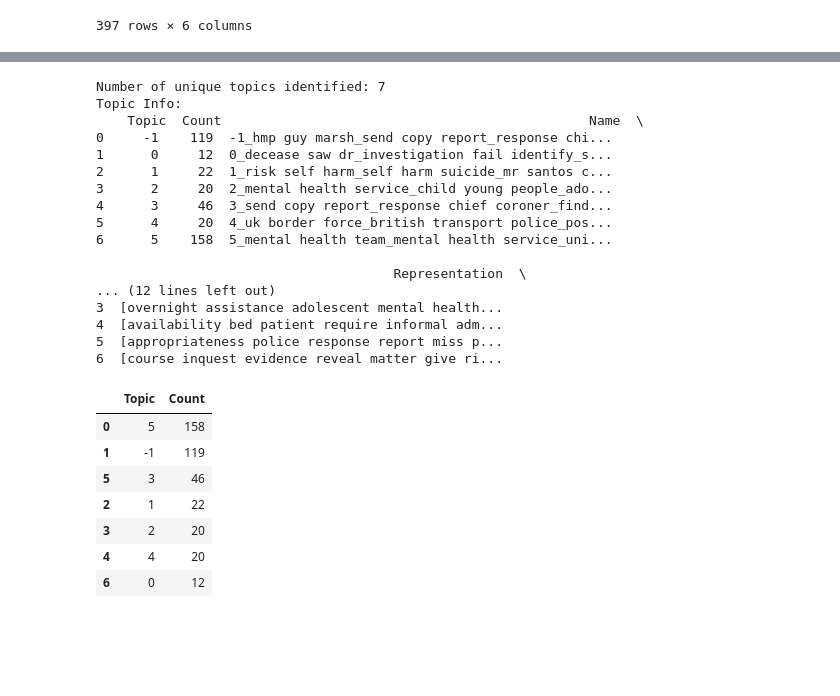
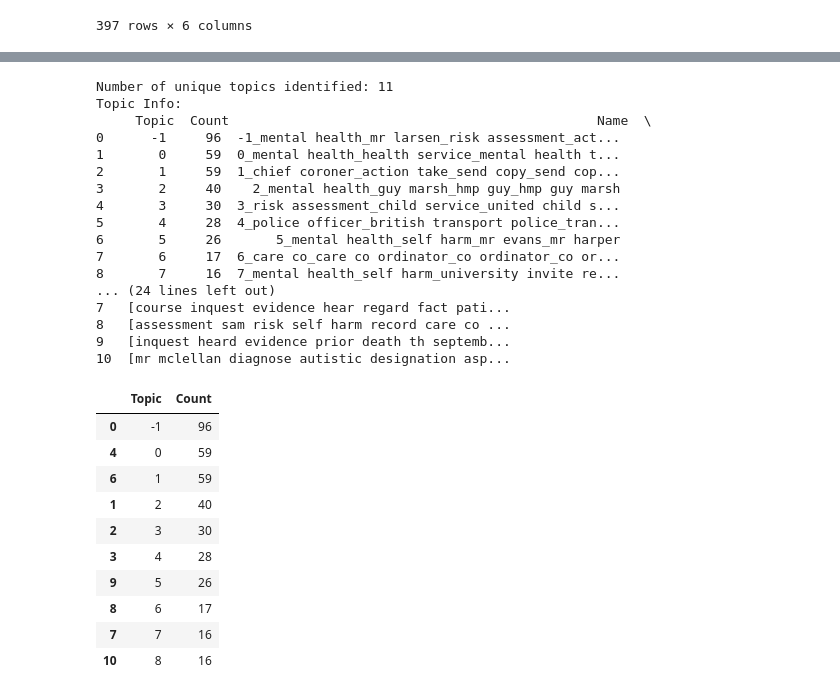
Before and after one commit to Samuel-Osian-Andrews/PFD_NLP, a Jupyter notebook: Scripts/TopicModelling.ipynb, the cells around one changed output, grey strips where cells are left out. Cells and saved outputs as stored; diff of their text form; code cells hidden in the pictures; blank space fills up the shorter version.

```diff
--- a/Scripts/TopicModelling.ipynb
+++ b/Scripts/TopicModelling.ipynb
@@ -50,63 +56,77 @@ I found that the most meaningful representation of the text was presented when w
 from bertopic import BERTopic
 from umap import UMAP
 from sklearn.feature_extraction.text import CountVectorizer
 
 # Create a list of report contents
 reports = data['ProcessedContent'].tolist()
 
 # Initialise the vectorizer
-# ...We set ngram_range to (3, 3) to extract 3-word phrases only (trigrams)
-# ...Change to (1, 2) to extract single words (unigrams) and 2-word phrases (bigrams), for example.
-vectorizer_model = CountVectorizer(ngram_range = (3, 3))
+# ...The ngram_range parameter specifies the range of n-grams to extract
+# ...1 extracts single words (unigrams), 2 extracts 2-word phrases (bigrams), 3 extracts 3-word phrases (trigrams).
+vectorizer_model = CountVectorizer(ngram_range = (2, 3))
+
+
+# Create a UMAP model
+umap_model = UMAP(n_neighbors=10,
+                  n_components=5,
+                  min_dist=0.0,
+                  random_state=230624)
+
 
 # Generate a topic model with 10 top terms
-bertopic_model = BERTopic(top_n_words = 10,
-                          n_gram_range = (3, 3),
-                          nr_topics = 10,
+bertopic_model = BERTopic(embedding_model = "all-mpnet-base-v2",
+                          top_n_words = 5,
+                          n_gram_range = (2, 3),
+                          #nr_topics = 10,
+                          min_topic_size = 6,
                           vectorizer_model = vectorizer_model,
-                          umap_model = UMAP(random_state = 230624))
+                          calculate_probabilities = True,
+                          umap_model = umap_model)
 
 # Fit the model to data
 topics, probabilities = bertopic_model.fit_transform(reports)
 
 # Find unique topics
 unique_topics = set(topics)
 num_unique_topics = len(unique_topics)
 
 print(f"Number of unique topics identified: {num_unique_topics}")
 
 # Get topic information
 topic_info = bertopic_model.get_topic_info()
 print("Topic Info:\n", topic_info)
 
 # Print most frequent topics
 bertopic_model.get_topic_freq().head(10)
 # %% [output]
-Number of unique topics identified: 7
+Number of unique topics identified: 11
 Topic Info:
-    Topic  Count                                               Name  \
-0     -1    119  -1_hmp guy marsh_send copy report_response chi...
-1      0     12  0_decease saw dr_investigation fail identify_s...
-2      1     22  1_risk self harm_self harm suicide_mr santos c...
-3      2     20  2_mental health service_child young people_ado...
-4      3     46  3_send copy report_response chief coroner_find...
-5      4     20  4_uk border force_british transport police_pos...
-6      5    158  5_mental health team_mental health service_uni...
-
-                                      Representation  \
-... (12 lines left out)
-3  [overnight assistance adolescent mental health...
-4  [availability bed patient require informal adm...
-5  [appropriateness police response report miss p...
-6  [course inquest evidence reveal matter give ri...
+     Topic  Count                                               Name  \
+0      -1     96  -1_mental health_mr larsen_risk assessment_act...
+1       0     59  0_mental health_health service_mental health t...
+2       1     59  1_chief coroner_action take_send copy_send cop...
+3       2     40    2_mental health_guy marsh_hmp guy_hmp guy marsh
+4       3     30  3_risk assessment_child service_united child s...
+5       4     28  4_police officer_british transport police_tran...
+6       5     26       5_mental health_self harm_mr evans_mr harper
+7       6     17  6_care co_care co ordinator_co ordinator_co or...
+8       7     16  7_mental health_self harm_university invite re...
+... (24 lines left out)
+7   [course inquest evidence hear regard fact pati...
+8   [assessment sam risk self harm record care co ...
+9   [inquest heard evidence prior death th septemb...
+10  [mr mclellan diagnose autistic designation asp...
 |  | Topic | Count |
-| 0 | 5 | 158 |
-| 1 | -1 | 119 |
-| 5 | 3 | 46 |
-| 2 | 1 | 22 |
-| 3 | 2 | 20 |
-| 4 | 4 | 20 |
-| 6 | 0 | 12 |
+| 0 | -1 | 96 |
+| 4 | 0 | 59 |
+| 6 | 1 | 59 |
+| 1 | 2 | 40 |
+| 2 | 3 | 30 |
+| 3 | 4 | 28 |
+| 9 | 5 | 26 |
+| 8 | 6 | 17 |
+| 7 | 7 | 16 |
+| 10 | 8 | 16 |
 # %%
 # Add topics to our data frame
 data['Topic'] = topics
```
Also changed, not shown: parts of 4 cells of this notebook.
